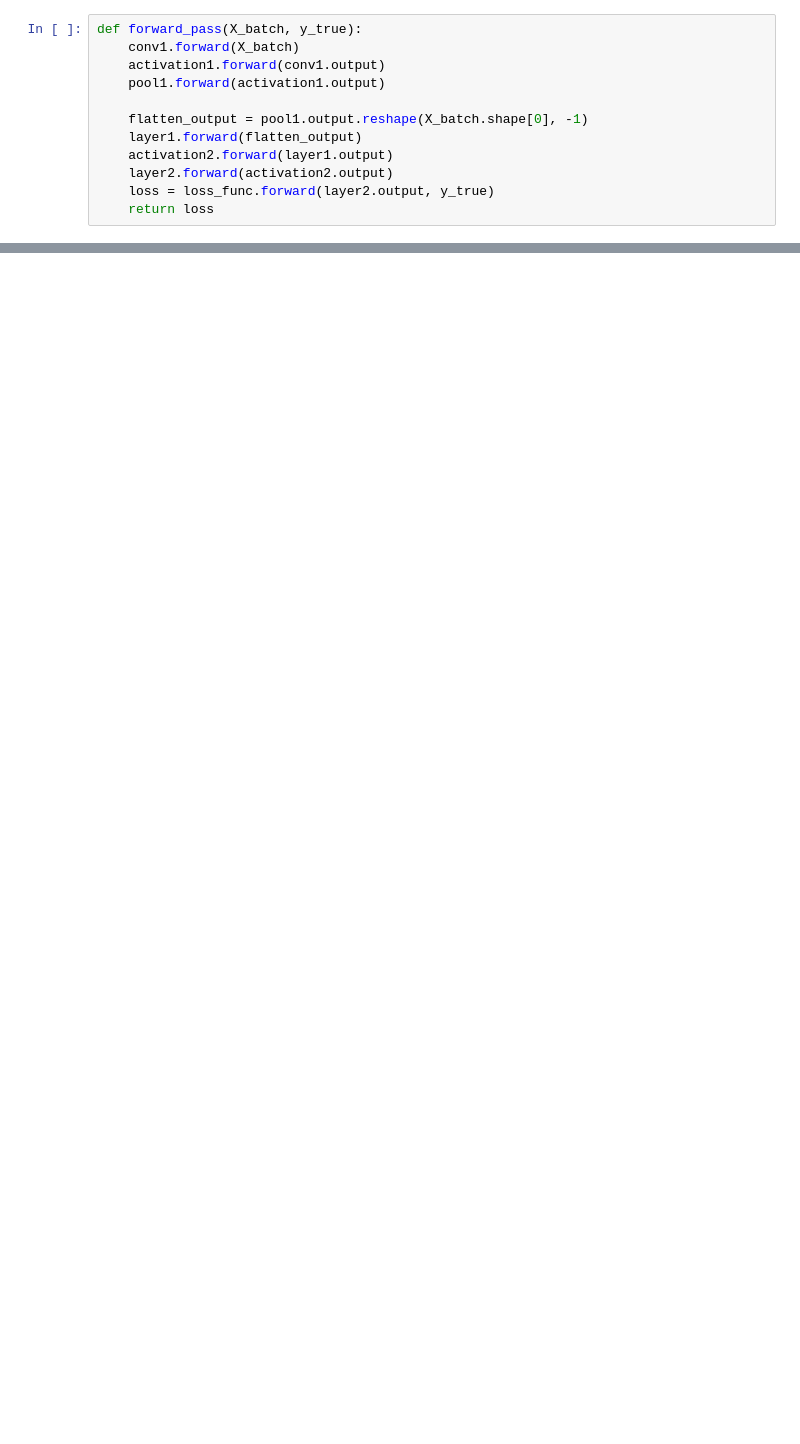
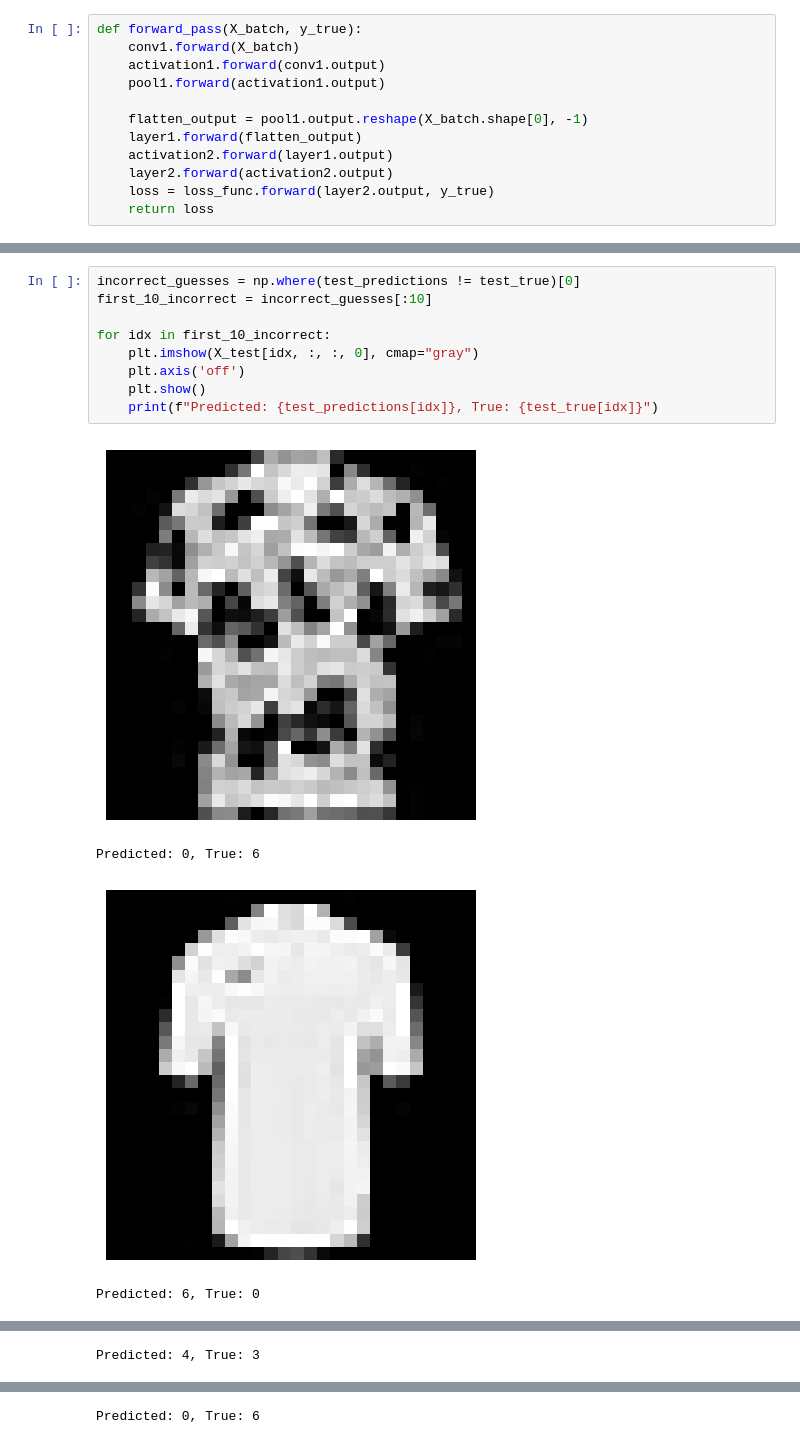
Before and after one commit to baibhavdtl/CNN-from-scratch-in-Python, a Jupyter notebook: cnn-from-scratch.ipynb, the cells around one changed output, grey strips where cells are left out. Cells and saved outputs as stored; diff of their text form; blank space fills up the shorter version.

```diff
--- a/cnn-from-scratch.ipynb
+++ b/cnn-from-scratch.ipynb
@@ -266,0 +314,14 @@ def backward_pass(dvalues, y_batch):
+# %%
+incorrect_guesses = np.where(test_predictions != test_true)[0]
+first_10_incorrect = incorrect_guesses[:10]
+
+for idx in first_10_incorrect:
+    plt.imshow(X_test[idx, :, :, 0], cmap="gray")
+    plt.axis('off')
+    plt.show()
+    print(f"Predicted: {test_predictions[idx]}, True: {test_true[idx]}")
+# %% [output]
+[figure, added]
+Predicted: 0, True: 6
+[figure, added]
+Predicted: 6, True: 0
@@ -266,0 +329 @@ def backward_pass(dvalues, y_batch):
+Predicted: 4, True: 3
@@ -266,0 +331 @@ def backward_pass(dvalues, y_batch):
+Predicted: 0, True: 6
```
Also changed, not shown: parts of 11 cells of this notebook, 3 other files.
